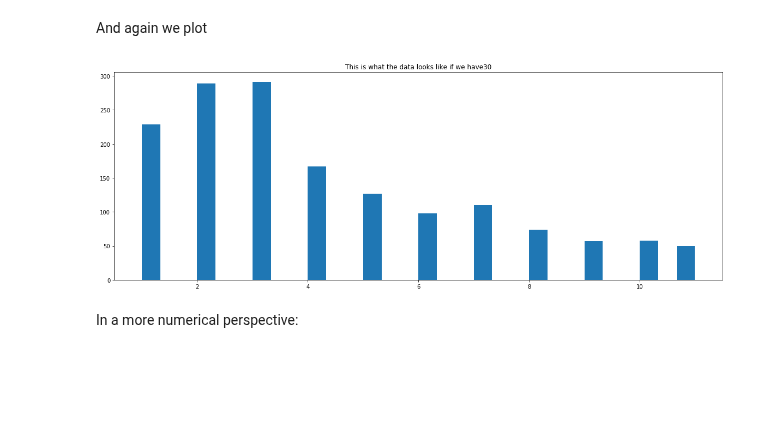
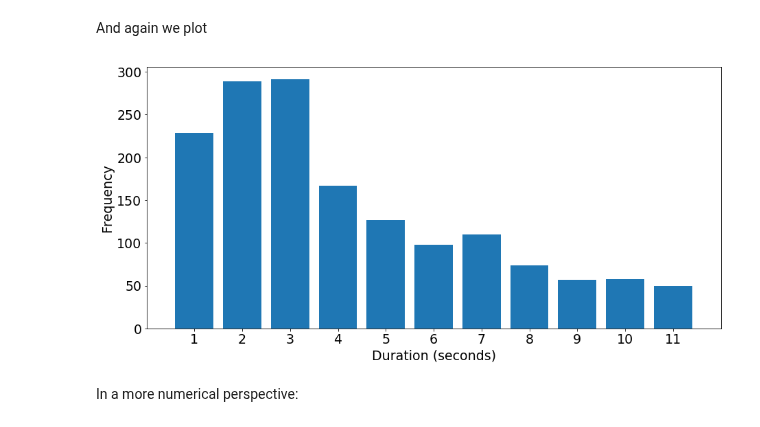
Before and after one commit to antonio-ramadas/upis, a Jupyter notebook: notebooks/DiscretizeData-MIT1.ipynb, the cells around one changed output. Drawn from its saved outputs; the diff is of its cells as text; code cells hidden in the pictures; blank space fills up the shorter version.

Commit message:
Improve notebooks' plots

```diff
--- a/notebooks/DiscretizeData-MIT1.ipynb
+++ b/notebooks/DiscretizeData-MIT1.ipynb
@@ -15,6 +15,18 @@ import matplotlib.pyplot as plt
 from DataProcessor import DataProcessor
 from Parser import DatasetPath
 from Headers import SensorProcessedDataHeaders
+# %%
+SMALL_SIZE = 8
+MEDIUM_SIZE = 19
+BIGGER_SIZE = 29
+
+plt.rc('font', size=MEDIUM_SIZE)          # controls default text sizes
+plt.rc('axes', titlesize=MEDIUM_SIZE)     # fontsize of the axes title
+plt.rc('axes', labelsize=MEDIUM_SIZE)    # fontsize of the x and y labels
+plt.rc('xtick', labelsize=MEDIUM_SIZE)    # fontsize of the tick labels
+plt.rc('ytick', labelsize=MEDIUM_SIZE)    # fontsize of the tick labels
+plt.rc('legend', fontsize=BIGGER_SIZE)    # legend fontsize
+plt.rc('figure', titlesize=BIGGER_SIZE)  # fontsize of the figure title
 # %% [markdown]
 The dataset comes as the input of 3 separated files, but there is already implemented a script to process them and keep only the most important information for the learning algorithms. Let's start by first reading the dataset and process it to a structure with the sensor id, the activity label and two timestamps indicating the start and end.
 # %%
@@ -173,14 +189,18 @@ Total of 1550 rows
 # %% [markdown]
 And again we plot
 # %%
-plt.figure(figsize=(20,7))
+plt.figure(figsize=(15,7))
 
-plt.title('This is what the data looks like if we have' + str(n_bins))
-plt.hist(duration_seconds, bins=n_bins)
+# plt.title('This is what the data looks like if we have ' + str(n_bins))
+plt.xlabel('Duration (seconds)')
+plt.ylabel('Frequency')
+plt.xlim(0,12)
+plt.xticks([second for second in range(1, 12)])
+plt.hist(duration_seconds, bins=[i-0.4 for i in range(13)], width=0.8)
 
 plt.ioff()
 # %% [output]
-[figure, old version]
+[figure, new version]
 # %% [markdown]
 In a more numerical perspective:
 # %%
```
Also changed, not shown: parts of 3 cells of this notebook, 2 other files.
